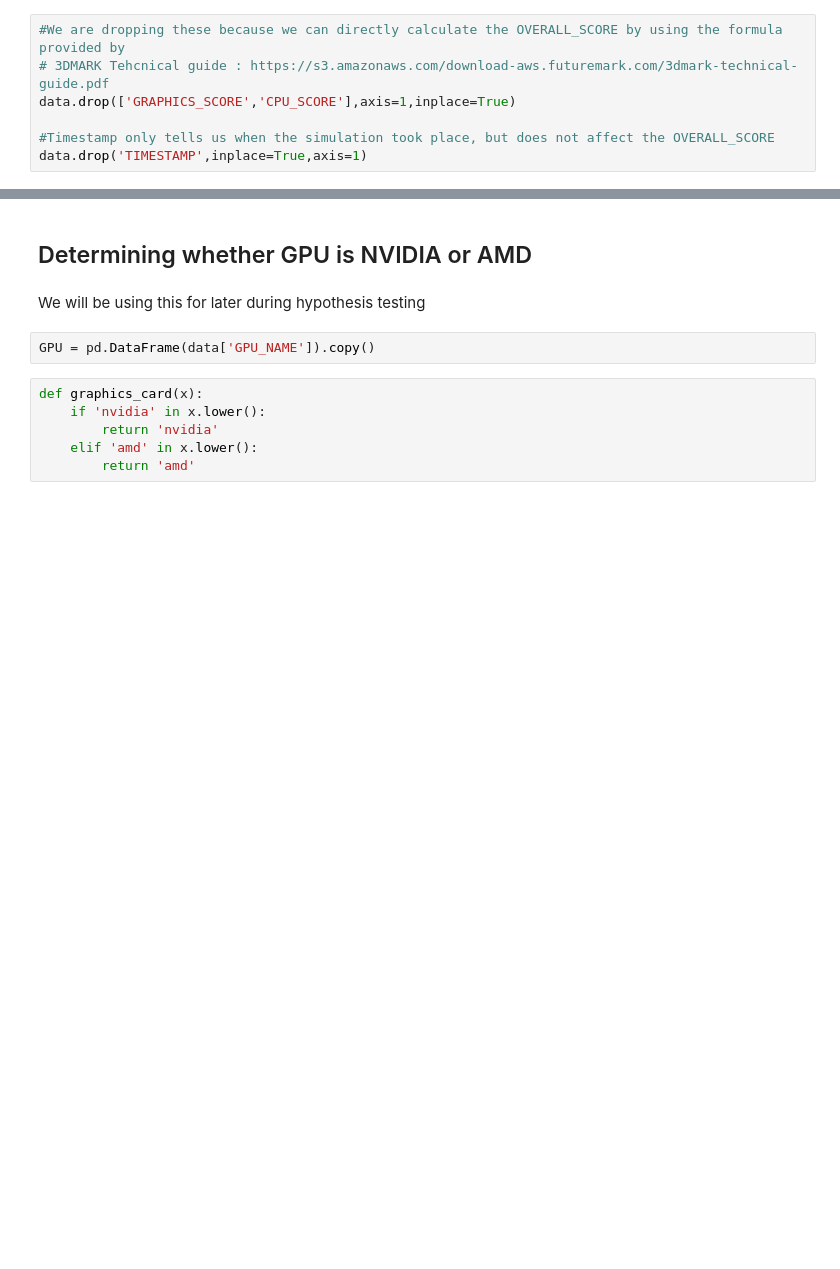
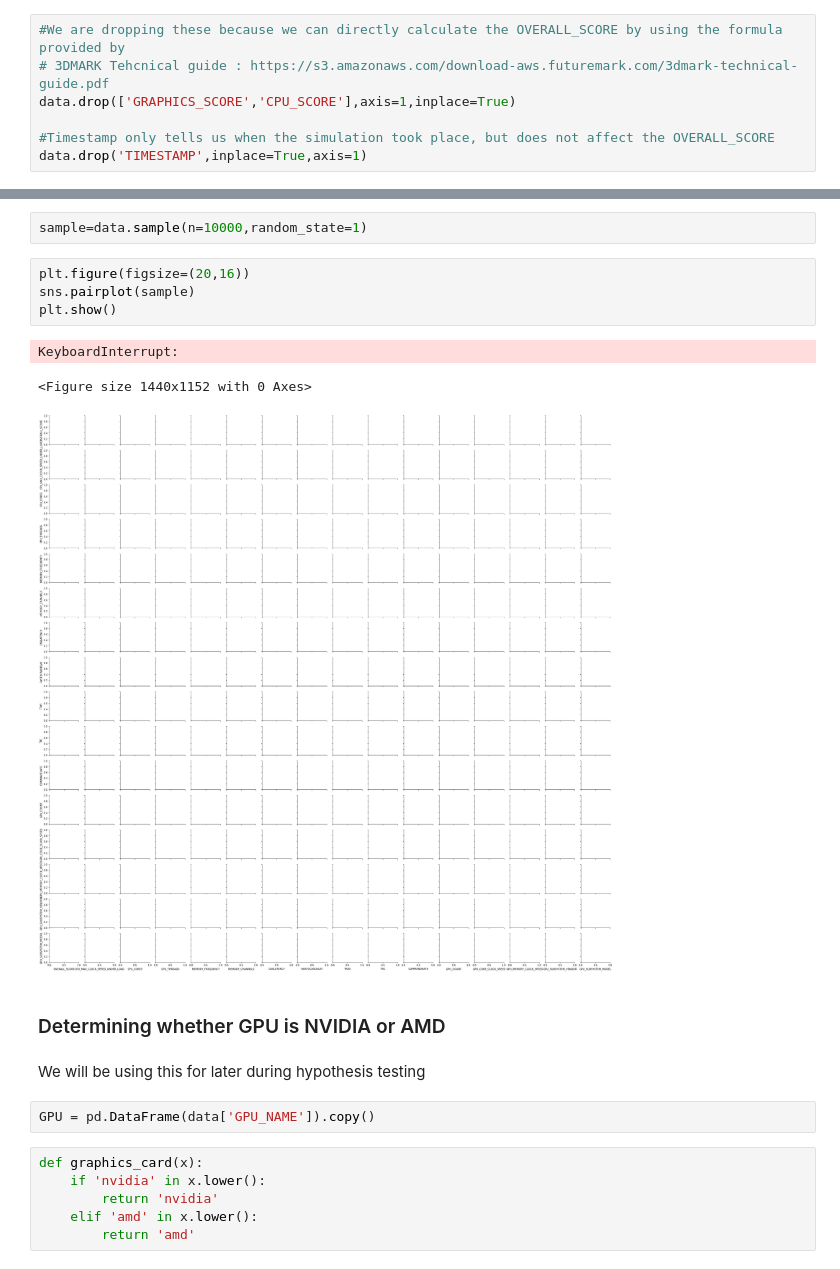
Before and after one commit to Huski-Git/3DMark-Score, a Jupyter notebook: 3D Mark Score Capstone Project.ipynb, the cells around one changed output, grey strips where cells are left out. Cells and saved outputs as stored; diff of their text form; blank space fills up the shorter version.

```diff
--- a/3D Mark Score Capstone Project.ipynb
+++ b/3D Mark Score Capstone Project.ipynb
@@ -478,5 +554,15 @@ sns.distplot(df[df['CPU_MAX_CLOCK_SPEED_UNDER_LOAD']<10000]['CPU_MAX_CLOCK_SPEED
+# %%
+sample=data.sample(n=10000,random_state=1)
+# %%
+plt.figure(figsize=(20,16))
+sns.pairplot(sample)
+plt.show()
+# %% [output]
+KeyboardInterrupt:
+<Figure size 1440x1152 with 0 Axes>
+[figure, added]
 # %% [markdown]
-## Determining whether GPU is NVIDIA or AMD
+### Determining whether GPU is NVIDIA or AMD
 # %% [markdown]
 We will be using this for later during hypothesis testing
 # %%
```
Also changed, not shown: parts of 47 cells of this notebook, 6 other files.
